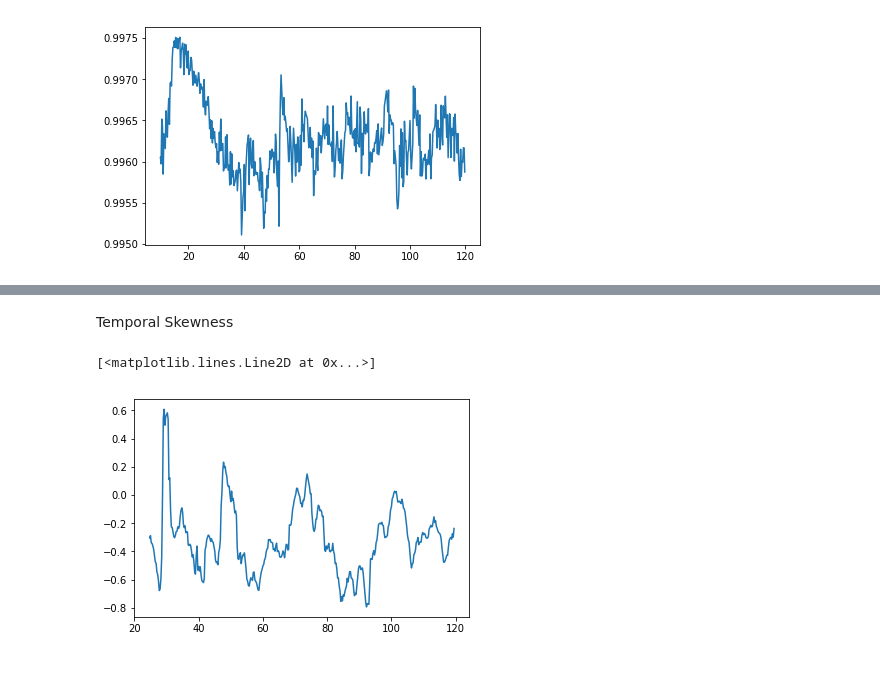
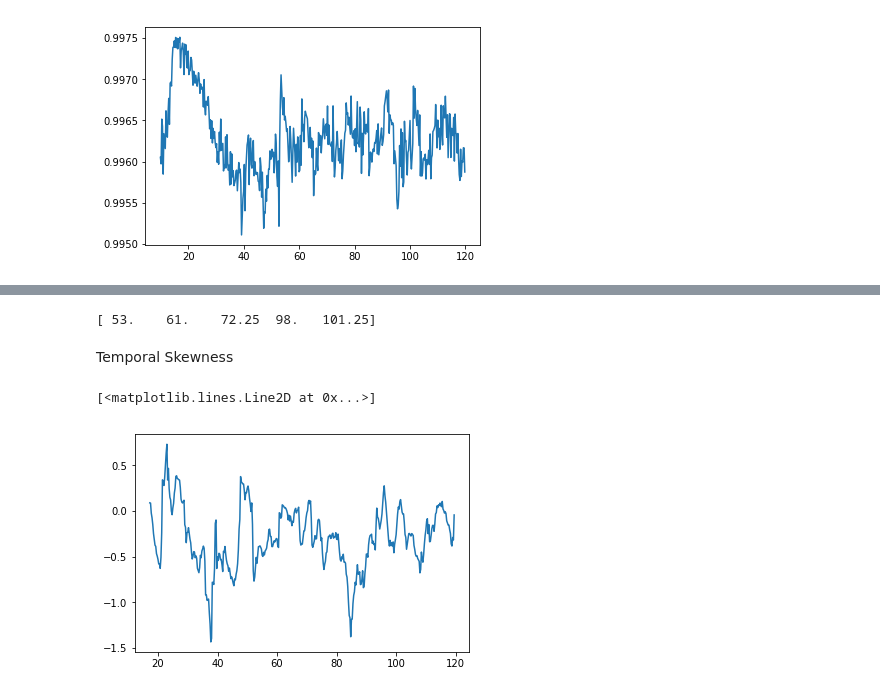
Before and after one commit to CourtneyQuinn/MOSS, a Jupyter notebook: CQ_EWS.ipynb, the cells around one changed output, grey strips where cells are left out. Cells and saved outputs as stored; diff of their text form; code cells hidden in the pictures.

```diff
--- a/CQ_EWS.ipynb
+++ b/CQ_EWS.ipynb
@@ -109,14 +180,26 @@ plt.plot(time_test,V_corr)
+# %%
+sc_max = np.array([])
+leng = d_scor.shape[0]
+
+for i in range(leng):
+    if d_scor[i] > 0.0006:
+        sci = time_test[1+i]
+        sc_max = np.append(sc_max,sci)
+
+print(sc_max)
+# %% [output]
+[ 53.    61.    72.25  98.   101.25]
 # %% [markdown]
 Temporal Skewness
 # %%
-skw_win = 60
+skw_win = 30
 
 V_skw = np.empty(t_win-skw_win)
 
 for t in range(t_win-skw_win):
     V_skw[t] = stats.skew(V_max[t:t+skw_win])
 
 plt.plot(time_test[skw_win-1:-1],V_skw)
 # %% [output]
 [<matplotlib.lines.Line2D at 0x...>]
-[figure, old version]
+[figure, new version]
```
Also changed, not shown: parts of 12 cells of this notebook.
